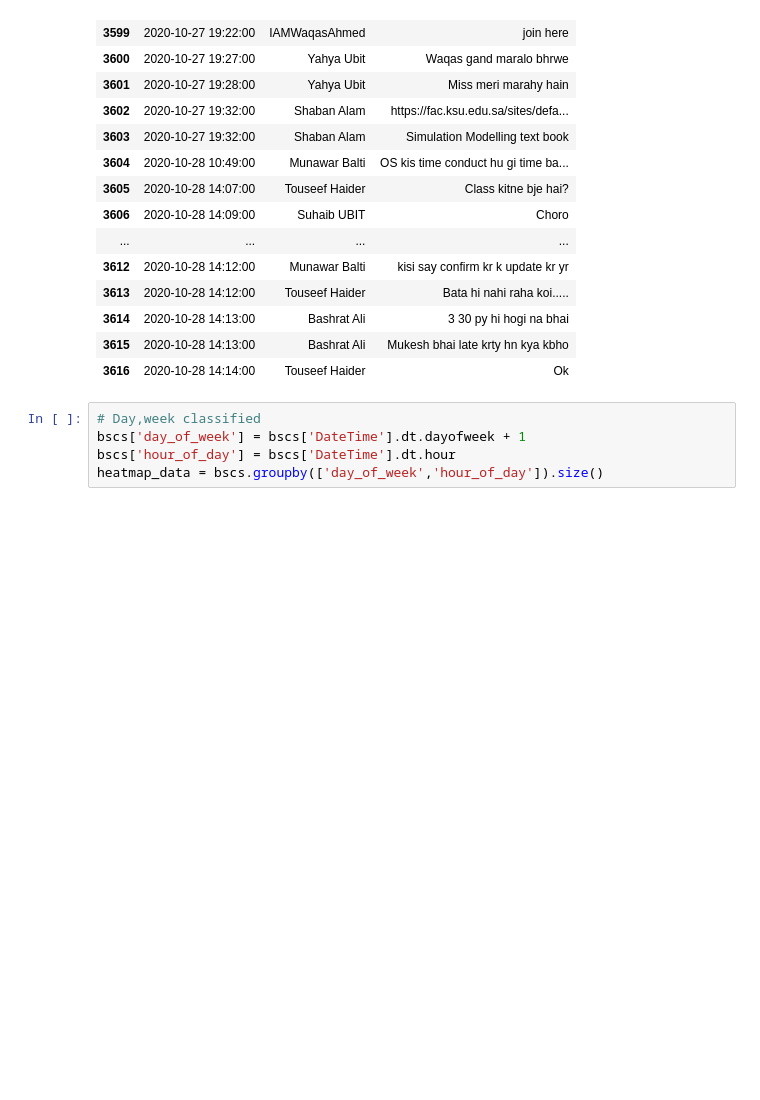
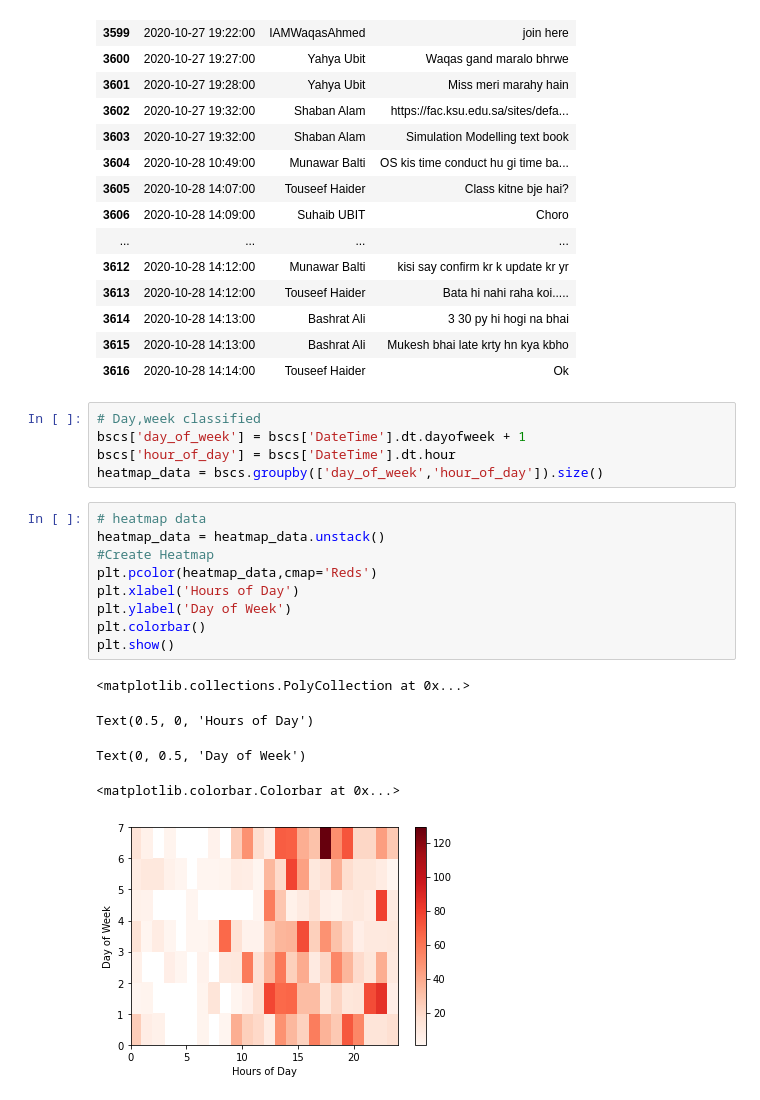
Before and after one commit to Iswaqasahmed/UBIT-whatapp-Group-Chat-Analysis-, a Jupyter notebook: chat analysis.ipynb, the cells around one changed output. Saved outputs shown, nothing was run; the diff lists cells and outputs as text; blank space fills up the shorter version.

```diff
--- a/chat analysis.ipynb
+++ b/chat analysis.ipynb
@@ -144,3 +144,18 @@ memory usage: 261.8+ KB
 bscs['day_of_week'] = bscs['DateTime'].dt.dayofweek + 1
 bscs['hour_of_day'] = bscs['DateTime'].dt.hour
 heatmap_data = bscs.groupby(['day_of_week','hour_of_day']).size()
+# %%
+# heatmap data
+heatmap_data = heatmap_data.unstack()
+#Create Heatmap
+plt.pcolor(heatmap_data,cmap='Reds')
+plt.xlabel('Hours of Day')
+plt.ylabel('Day of Week')
+plt.colorbar()
+plt.show()
+# %% [output]
+<matplotlib.collections.PolyCollection at 0x...>
+Text(0.5, 0, 'Hours of Day')
+Text(0, 0.5, 'Day of Week')
+<matplotlib.colorbar.Colorbar at 0x...>
+[figure, added]
```
